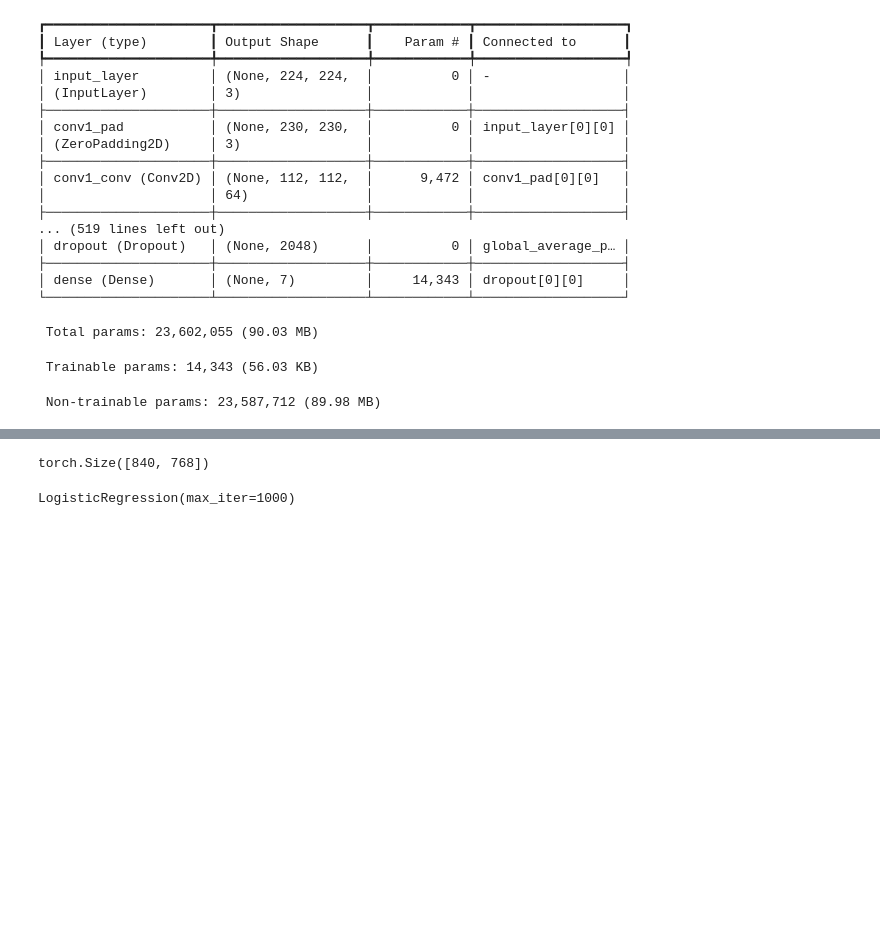
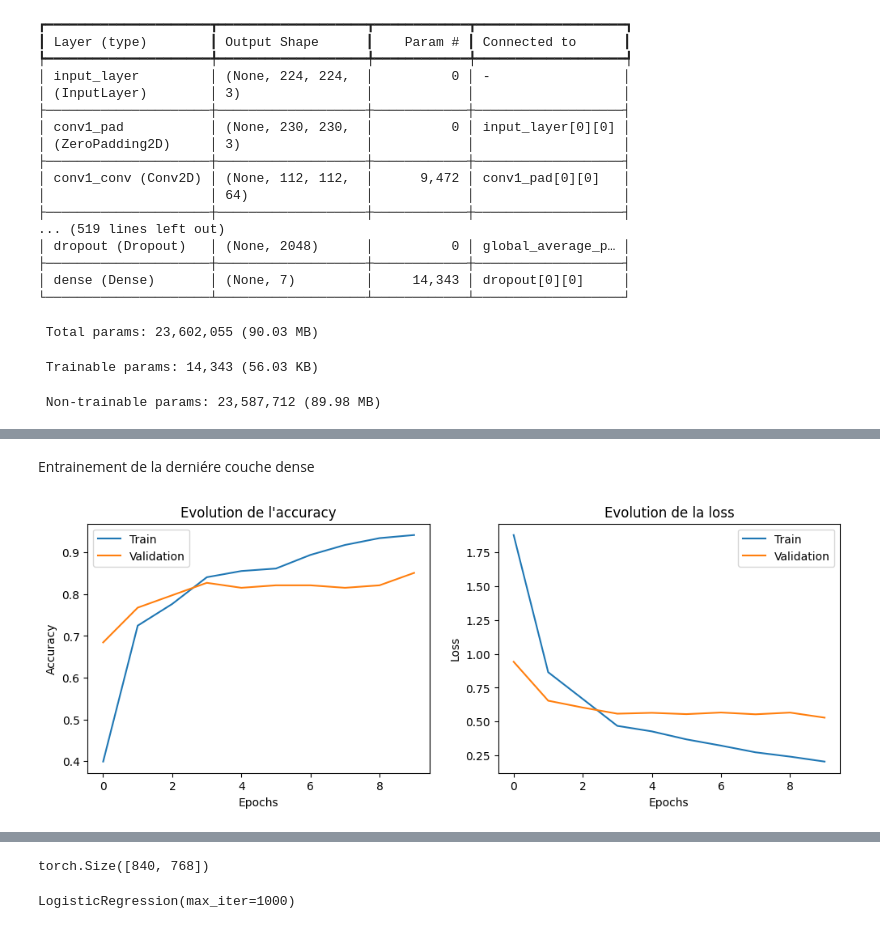
Before and after one commit to Charles-1988/veille_technologique, a Jupyter notebook: Veille_technologique.ipynb, the cells around one changed output, grey strips where cells are left out. Saved outputs shown, nothing was run; the diff lists cells and outputs as text; code cells hidden in the pictures; blank space fills up the shorter version.

```diff
--- a/Veille_technologique.ipynb
+++ b/Veille_technologique.ipynb
@@ -332,9 +258,3 @@ Model: "functional"
  Total params: 23,602,055 (90.03 MB)
  Trainable params: 14,343 (56.03 KB)
  Non-trainable params: 23,587,712 (89.98 MB)
-# %%
-model_resnet.compile(
-    optimizer=Adam(learning_rate=0.001),
-    loss="sparse_categorical_crossentropy",
-    metrics=["accuracy"]
-)
@@ -345,8 +260,0 @@ tf.config.list_physical_devices('GPU')
-# %%
-history_resnet = model_resnet.fit(
-    X_train,
-    y_train,
-    validation_data=(X_test, y_test),
-    epochs=10,
-    batch_size=32
-)
@@ -487,0 +261,2 @@ features_test = outputs_test.last_hidden_state[:,0,:]
+# %%
+model_resnet.compile(optimizer=Adam(learning_rate=0.001),loss="sparse_categorical_crossentropy",metrics=["accuracy"])
@@ -487,0 +265,2 @@ features_test = outputs_test.last_hidden_state[:,0,:]
+# %%
+history_resnet = model_resnet.fit(X_train,y_train,validation_split=0.2,epochs=10,batch_size=32)
@@ -487,0 +288,6 @@ features_test = outputs_test.last_hidden_state[:,0,:]
+# %% [markdown]
+Entrainement de la derniére couche dense
+# %%
+courbe_apprentissage(history_resnet)
+# %% [output]
+[figure, added]
```
Also changed, not shown: parts of 86 cells of this notebook.
